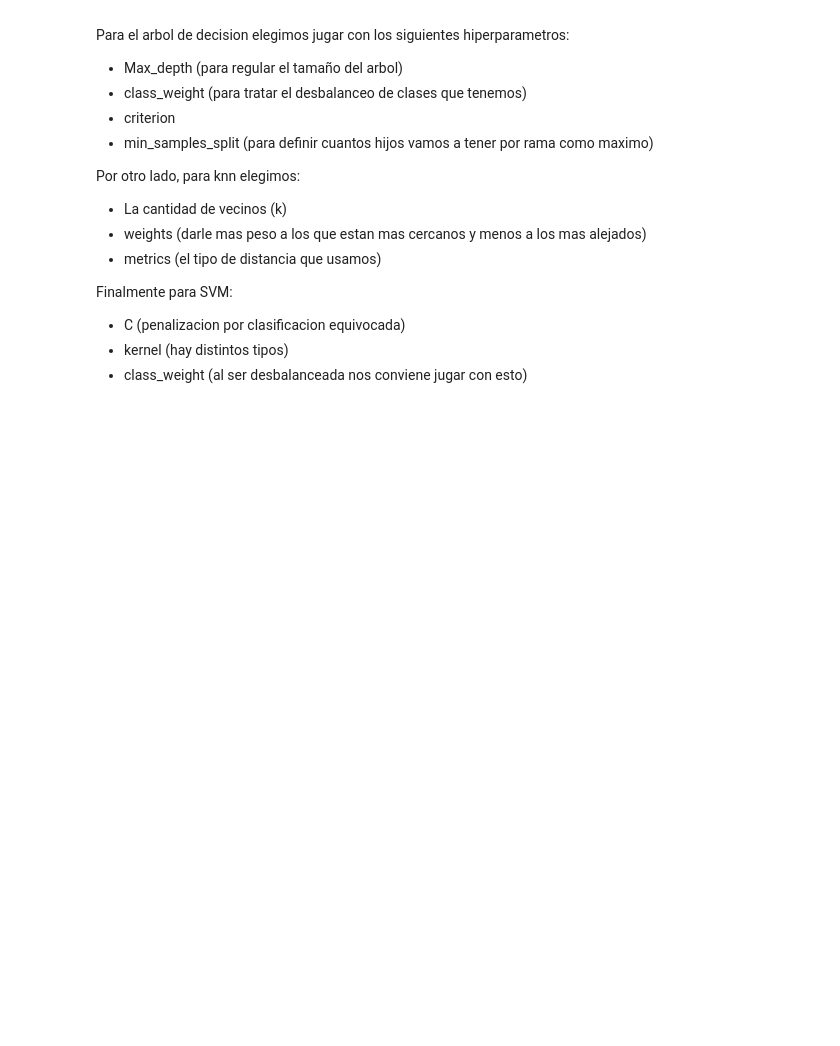
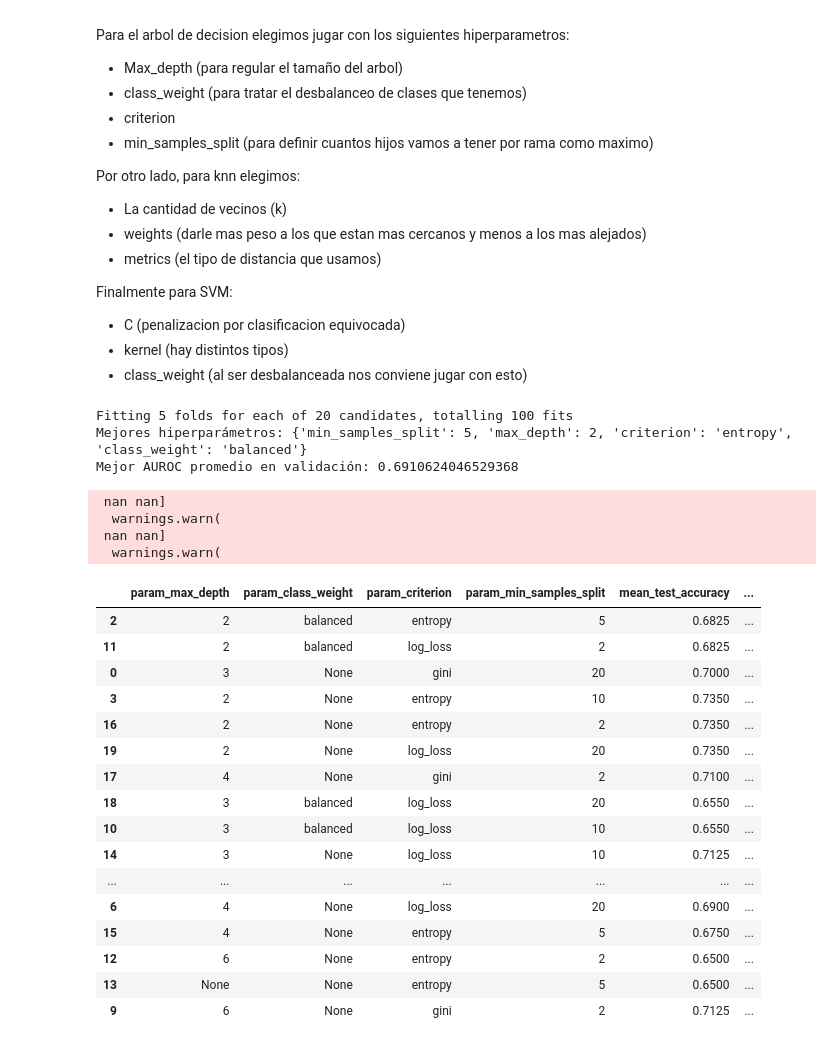
Before and after one commit to EmiLaPiola/NumLabIMC, a Jupyter notebook: Copia_de_TP_automático.ipynb, the cells around one changed output. Cells and saved outputs as stored; diff of their text form; code cells hidden in the pictures; blank space fills up the shorter version.

```diff
--- a/Copia_de_TP_automático.ipynb
+++ b/Copia_de_TP_automático.ipynb
@@ -451,3 +451,80 @@ Finalmente para SVM:
 * C (penalizacion por clasificacion equivocada)
 * kernel (hay distintos tipos)
 * class_weight (al ser desbalanceada nos conviene jugar con esto)
+# %%
+from sklearn.tree import DecisionTreeClassifier
+from sklearn.model_selection import RandomizedSearchCV
+from sklearn.metrics import make_scorer, roc_auc_score, accuracy_score, average_precision_score
+
+# 1️⃣ Definir el espacio de búsqueda de hiperparámetros
+param_distributions = {
+    "max_depth": [2, 3, 4, 5, 6, None],              # profundidad máxima
+    "class_weight": [None, "balanced"],              # para desbalanceo
+    "criterion": ["gini", "entropy", "log_loss"],    # función de impureza
+    "min_samples_split": [2, 5, 10, 20]              # mínimo para dividir
+}
+
+# 2️⃣ Estimador base
+arbol = DecisionTreeClassifier(random_state=0)
+
+# 3️⃣ Definir métricas
+scoring = {
+    "accuracy": make_scorer(accuracy_score),
+    "roc_auc": "roc_auc",
+    "auprc": make_scorer(average_precision_score, needs_proba=True)
+}
+
+# 4️⃣ Configurar RandomizedSearchCV
+search = RandomizedSearchCV(
+    estimator=arbol,
+    param_distributions=param_distributions,
+    n_iter=20,             # cantidad de combinaciones a probar
+    scoring=scoring,
+    refit="roc_auc",       # elegimos el mejor modelo según AUROC
+    cv=folds,              # el objeto de validación cruzada que ya usabas
+    n_jobs=-1,
+    verbose=1,
+    random_state=0,
+    return_train_score=True
+)
+
+# 5️⃣ Ejecutar búsqueda
+search.fit(x_desarrollo, y_desarrollo)
+
+# 6️⃣ Resultados
+print("Mejores hiperparámetros:", search.best_params_)
+print("Mejor AUROC promedio en validación:", search.best_score_)
+
+# Para ver todos los resultados en un dataframe ordenado por AUROC
+import pandas as pd
+resultados = pd.DataFrame(search.cv_results_)
+resultados = resultados.sort_values(by="mean_test_roc_auc", ascending=False)
+display(resultados[[
+    "param_max_depth", "param_class_weight", "param_criterion", "param_min_samples_split",
+    "mean_test_accuracy", "mean_test_roc_auc", "mean_test_auprc"
+]])
+# %% [output]
+Fitting 5 folds for each of 20 candidates, totalling 100 fits
+Mejores hiperparámetros: {'min_samples_split': 5, 'max_depth': 2, 'criterion': 'entropy', 'class_weight': 'balanced'}
+Mejor AUROC promedio en validación: 0.6910624046529368
+ nan nan]
+  warnings.warn(
+ nan nan]
+  warnings.warn(
+|  | param_max_depth | param_class_weight | param_criterion | param_min_samples_split | mean_test_accuracy | ... |
+| 2 | 2 | balanced | entropy | 5 | 0.6825 | ... |
+| 11 | 2 | balanced | log_loss | 2 | 0.6825 | ... |
+| 0 | 3 | None | gini | 20 | 0.7000 | ... |
+| 3 | 2 | None | entropy | 10 | 0.7350 | ... |
+| 16 | 2 | None | entropy | 2 | 0.7350 | ... |
+| 19 | 2 | None | log_loss | 20 | 0.7350 | ... |
+| 17 | 4 | None | gini | 2 | 0.7100 | ... |
+| 18 | 3 | balanced | log_loss | 20 | 0.6550 | ... |
+| 10 | 3 | balanced | log_loss | 10 | 0.6550 | ... |
+| 14 | 3 | None | log_loss | 10 | 0.7125 | ... |
+| ... | ... | ... | ... | ... | ... | ... |
+| 6 | 4 | None | log_loss | 20 | 0.6900 | ... |
+| 15 | 4 | None | entropy | 5 | 0.6750 | ... |
+| 12 | 6 | None | entropy | 2 | 0.6500 | ... |
+| 13 | None | None | entropy | 5 | 0.6500 | ... |
+| 9 | 6 | None | gini | 2 | 0.7125 | ... |
```
Also changed, not shown: parts of 5 cells of this notebook.
